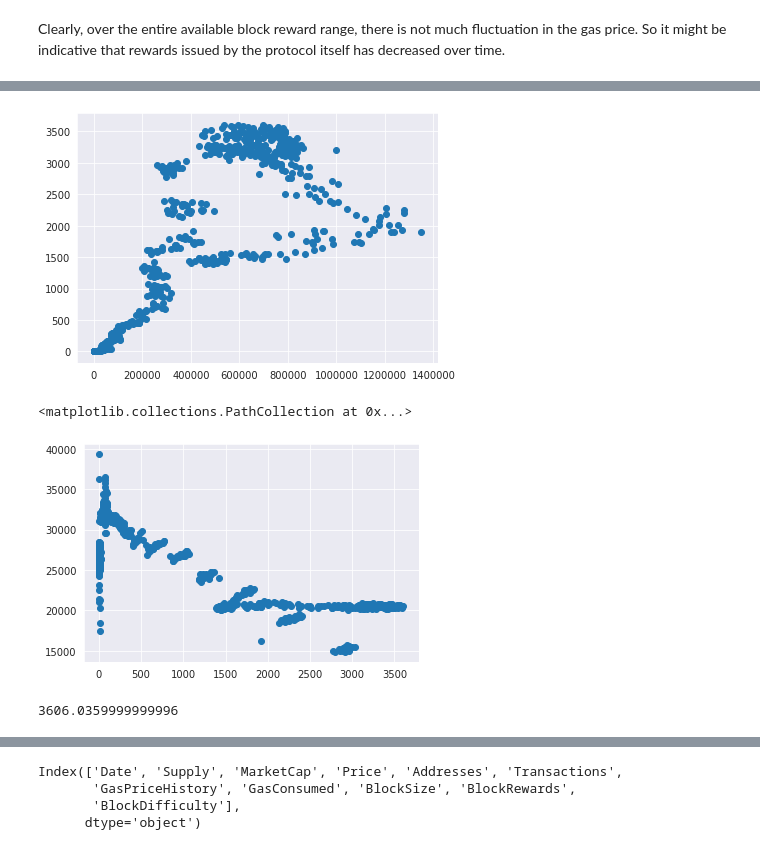
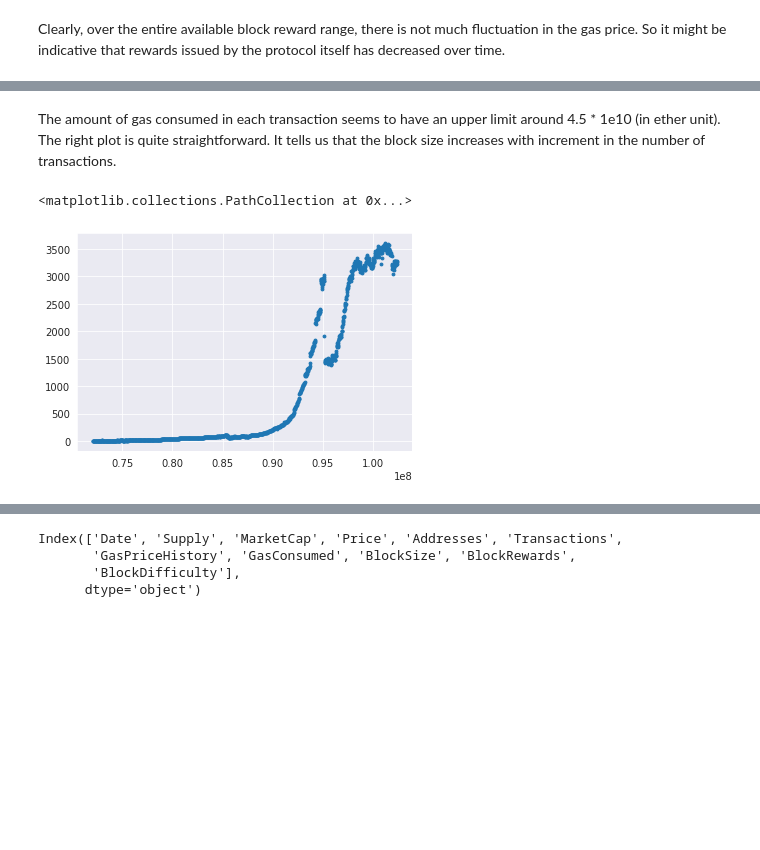
Before and after one commit to nabanitarimpi/Ethereum-data-analysis, a Jupyter notebook: crypto_curr.ipynb, the cells around one changed output, grey strips where cells are left out. Cells and saved outputs as stored; diff of their text form; code cells hidden in the pictures; blank space fills up the shorter version.

```diff
--- a/crypto_curr.ipynb
+++ b/crypto_curr.ipynb
@@ -195,15 +202,7 @@ Clearly, over the entire available block reward range, there is not much fluctua
+# %% [markdown]
+The amount of gas consumed in each transaction seems to have an upper limit around 4.5 * 1e10 (in ether unit). The right plot is quite straightforward. It tells us that the block size increases with increment in the number of transactions.
 # %%
-#
-plt.scatter(x='Transactions', y='BlockDifficulty', data=crypt_df)
-plt.tight_layout()
+plt.scatter(x='Supply', y='BlockDifficulty', data=crypt_df, s=8)
 # %% [output]
+<matplotlib.collections.PathCollection at 0x...>
-[figure, old version]
+[figure, new version]
-# %%
-plt.scatter(x='BlockDifficulty', y='BlockRewards', data=crypt_df)
-# %% [output]
-<matplotlib.collections.PathCollection at 0x...>
-[figure, removed]
-# %%
-crypt_df['BlockDifficulty'].max()
-# %% [output]
-3606.0359999999996
```
Also changed, not shown: parts of 8 cells of this notebook.
